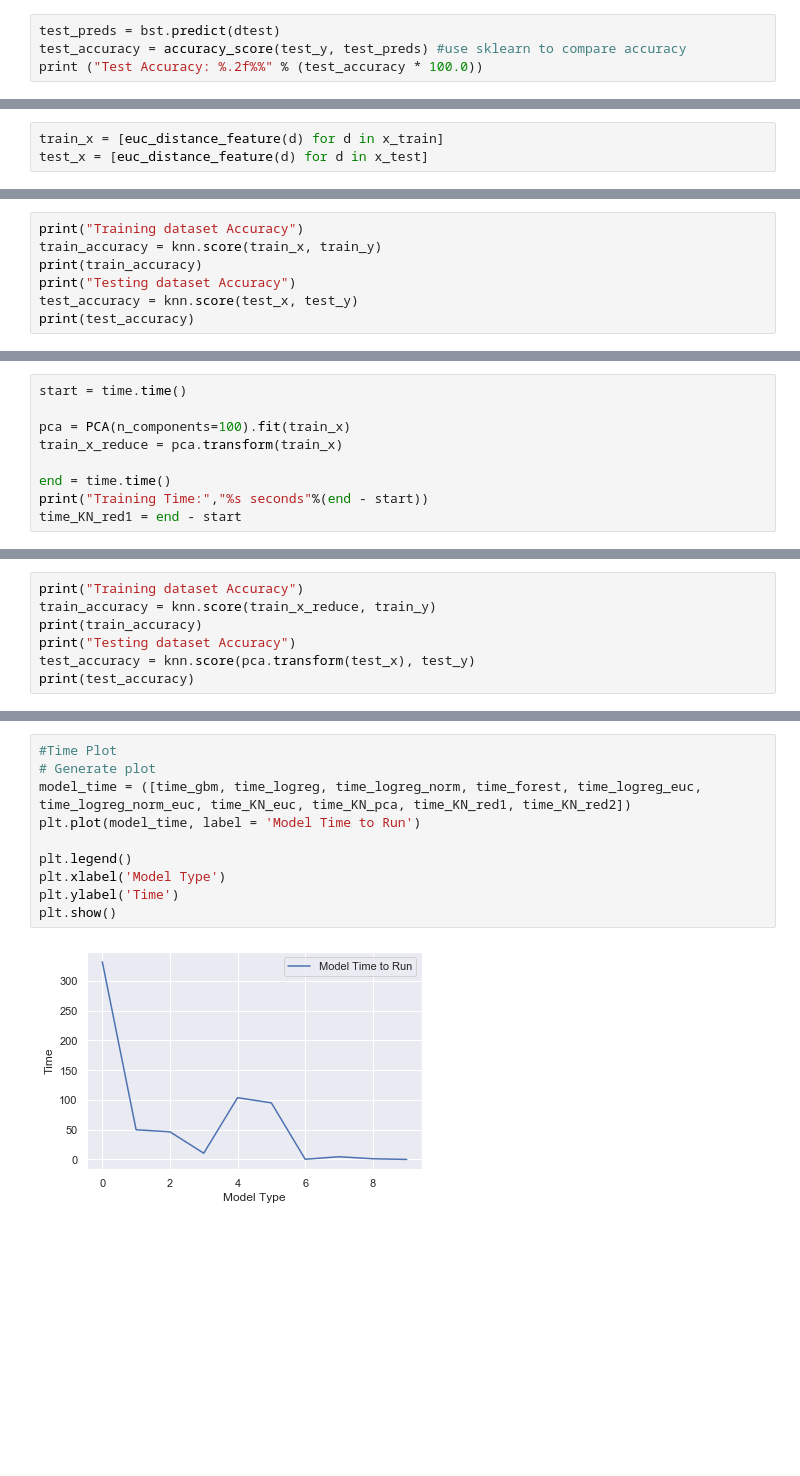
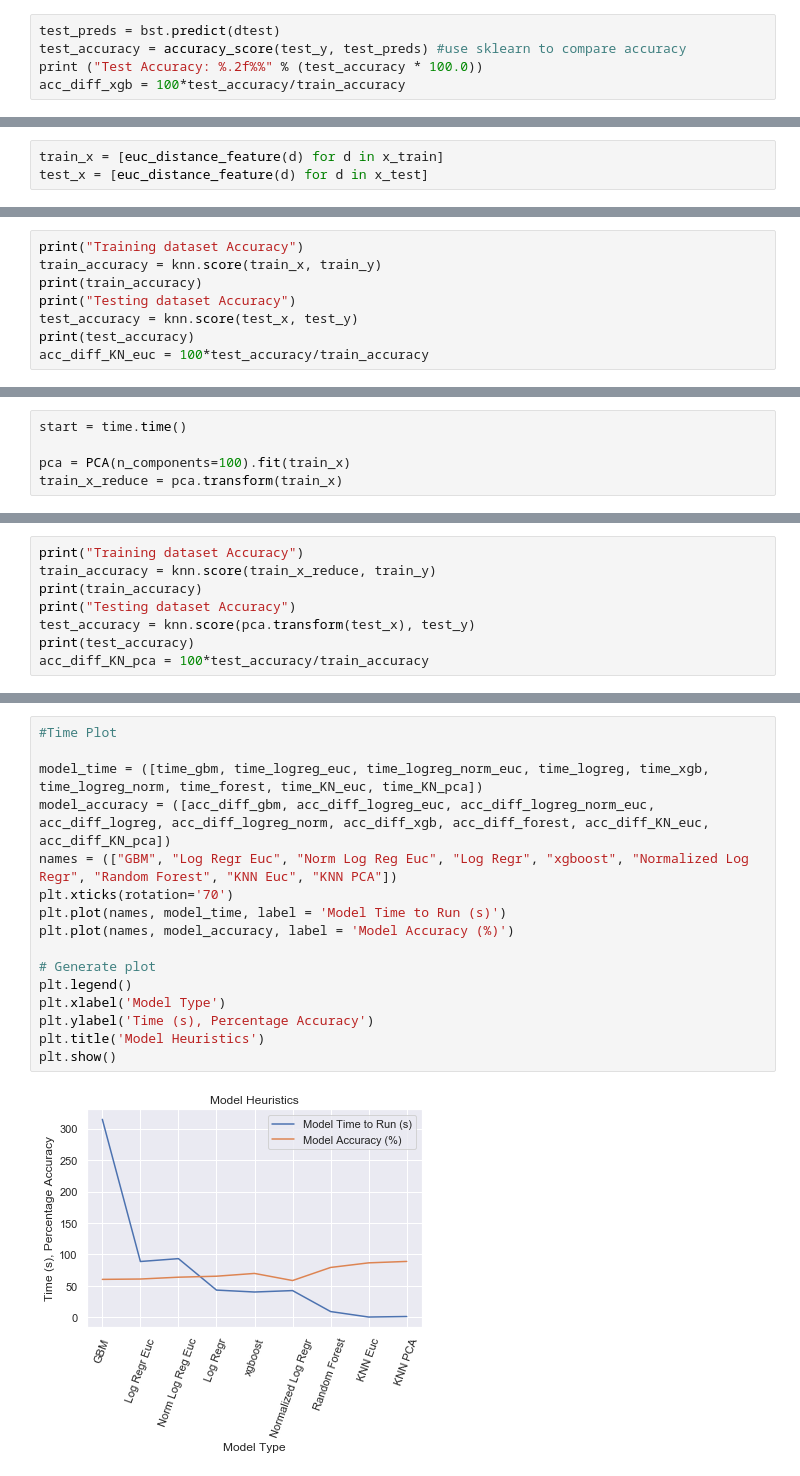
Before and after one commit to TZstatsADS/Fall2019-proj3-sec1--proj3-sec1-grp2, a Jupyter notebook: doc/Logistic/KNN+time_xgb_data_uniform_time.ipynb, the cells around one changed output, grey strips where cells are left out. Saved outputs shown, nothing was run; the diff lists cells and outputs as text; blank space fills up the shorter version.

Commit message:
Update KNN+time_xgb_data_uniform_time.ipynb, Model Heuristics
Added model accuracy comparison to code and to graph

```diff
--- a/doc/Logistic/KNN+time_xgb_data_uniform_time.ipynb
+++ b/doc/Logistic/KNN+time_xgb_data_uniform_time.ipynb
@@ -239,4 +250,5 @@ Train Accuracy: 54.35%
 test_preds = bst.predict(dtest)
 test_accuracy = accuracy_score(test_y, test_preds) #use sklearn to compare accuracy
 print ("Test Accuracy: %.2f%%" % (test_accuracy * 100.0))
+acc_diff_xgb = 100*test_accuracy/train_accuracy
 # %% [output]
@@ -286,5 +298,6 @@ print(train_accuracy)
 print("Testing dataset Accuracy")
 test_accuracy = knn.score(test_x, test_y)
 print(test_accuracy)
+acc_diff_KN_euc = 100*test_accuracy/train_accuracy
 # %% [output]
 Training dataset Accuracy
@@ -314,7 +323,3 @@ start = time.time()
 
 pca = PCA(n_components=100).fit(train_x)
 train_x_reduce = pca.transform(train_x)
-
-end = time.time()
-print("Training Time:","%s seconds"%(end - start))
-time_KN_red1 = end - start
@@ -338,5 +339,6 @@ print(train_accuracy)
 print("Testing dataset Accuracy")
 test_accuracy = knn.score(pca.transform(test_x), test_y)
 print(test_accuracy)
+acc_diff_KN_pca = 100*test_accuracy/train_accuracy
 # %% [output]
 Training dataset Accuracy
@@ -346,12 +348,18 @@ Testing dataset Accuracy
 # %%
 #Time Plot
+
+model_time = ([time_gbm, time_logreg_euc, time_logreg_norm_euc, time_logreg, time_xgb, time_logreg_norm, time_forest, time_KN_euc, time_KN_pca])
+model_accuracy = ([acc_diff_gbm, acc_diff_logreg_euc, acc_diff_logreg_norm_euc, acc_diff_logreg, acc_diff_logreg_norm, acc_diff_xgb, acc_diff_forest, acc_diff_KN_euc, acc_diff_KN_pca])
+names = (["GBM", "Log Regr Euc", "Norm Log Reg Euc", "Log Regr", "xgboost", "Normalized Log Regr", "Random Forest", "KNN Euc", "KNN PCA"])
+plt.xticks(rotation='70')
+plt.plot(names, model_time, label = 'Model Time to Run (s)')
+plt.plot(names, model_accuracy, label = 'Model Accuracy (%)')
+
 # Generate plot
-model_time = ([time_gbm, time_logreg, time_logreg_norm, time_forest, time_logreg_euc, time_logreg_norm_euc, time_KN_euc, time_KN_pca, time_KN_red1, time_KN_red2])
-plt.plot(model_time, label = 'Model Time to Run')
-
 plt.legend()
 plt.xlabel('Model Type')
-plt.ylabel('Time')
+plt.ylabel('Time (s), Percentage Accuracy')
+plt.title('Model Heuristics')
 plt.show()
 # %% [output]
-[figure, old version]
+[figure, new version]
```
Also changed, not shown: parts of 22 cells of this notebook, 3 other files.
